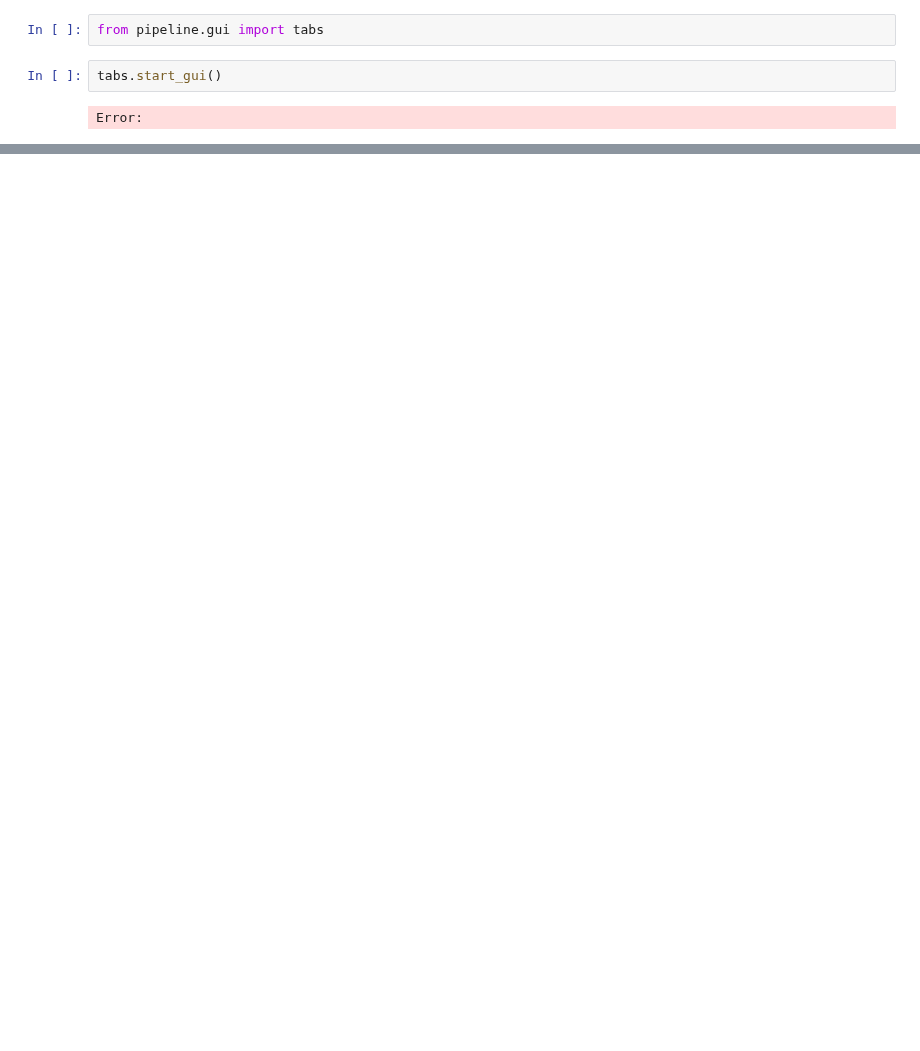
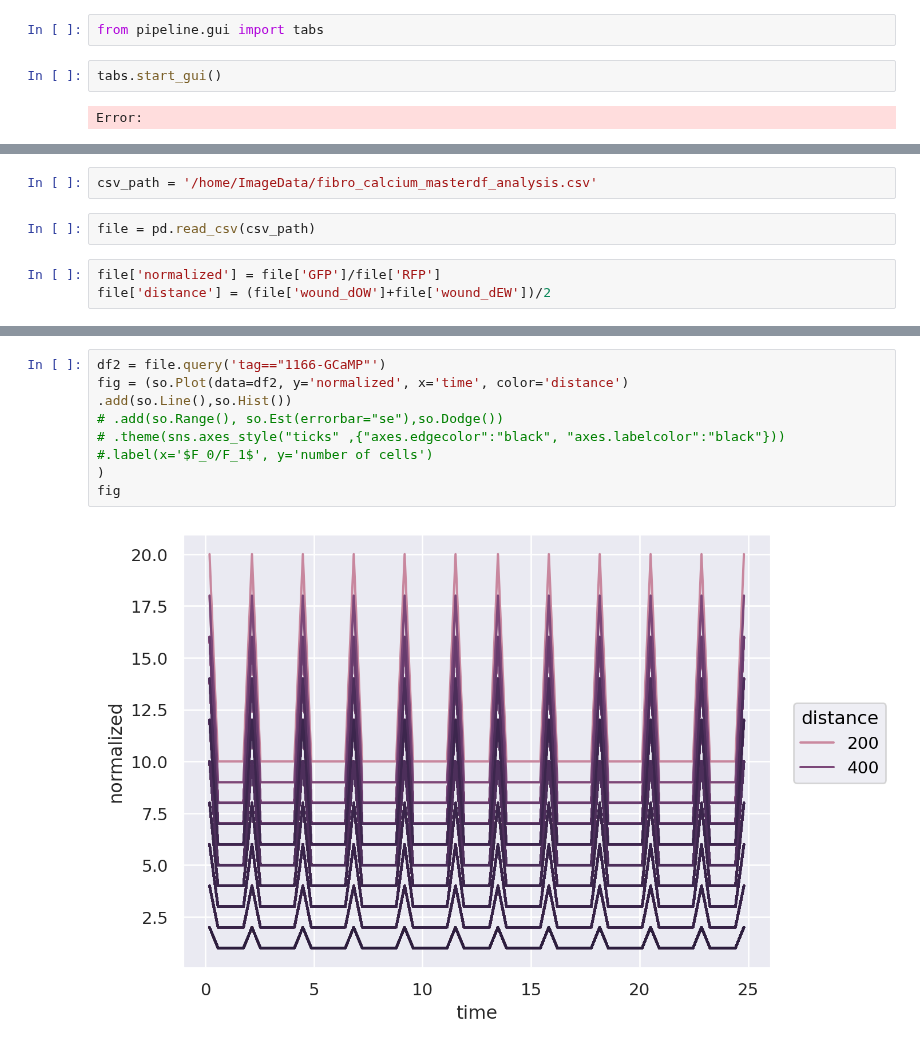
Before and after one commit to BennyGinger/ImageAnalysis_pipeline, a Jupyter notebook: play.ipynb, the cells around one changed output, grey strips where cells are left out. Drawn from its saved outputs; the diff is of its cells as text; blank space fills up the shorter version.

```diff
--- a/play.ipynb
+++ b/play.ipynb
@@ -92,0 +51,7 @@ from PreProcess_Class import
+# %%
+csv_path = '/home/ImageData/fibro_calcium_masterdf_analysis.csv'
+# %%
+file = pd.read_csv(csv_path)
+# %%
+file['normalized'] = file['GFP']/file['RFP']
+file['distance'] = (file['wound_dOW']+file['wound_dEW'])/2
@@ -92,0 +70,11 @@ from PreProcess_Class import
+# %%
+df2 = file.query('tag=="1166-GCaMP"')
+fig = (so.Plot(data=df2, y='normalized', x='time', color='distance')
+.add(so.Line(),so.Hist())
+# .add(so.Range(), so.Est(errorbar="se"),so.Dodge())
+# .theme(sns.axes_style("ticks" ,{"axes.edgecolor":"black", "axes.labelcolor":"black"}))
+#.label(x='$F_0/F_1$', y='number of cells')
+)
+fig
+# %% [output]
+[figure, added]
```
Also changed, not shown: parts of 18 cells of this notebook, 2 other files.
